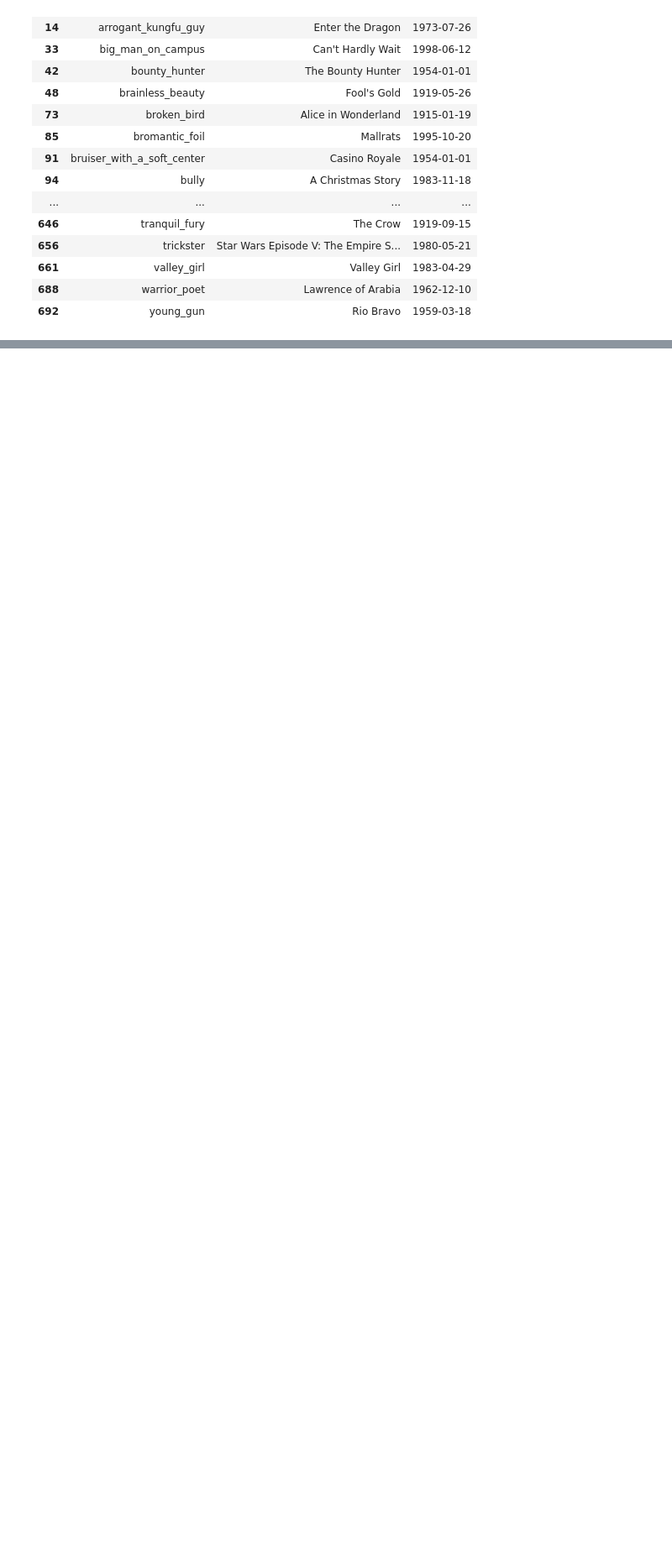
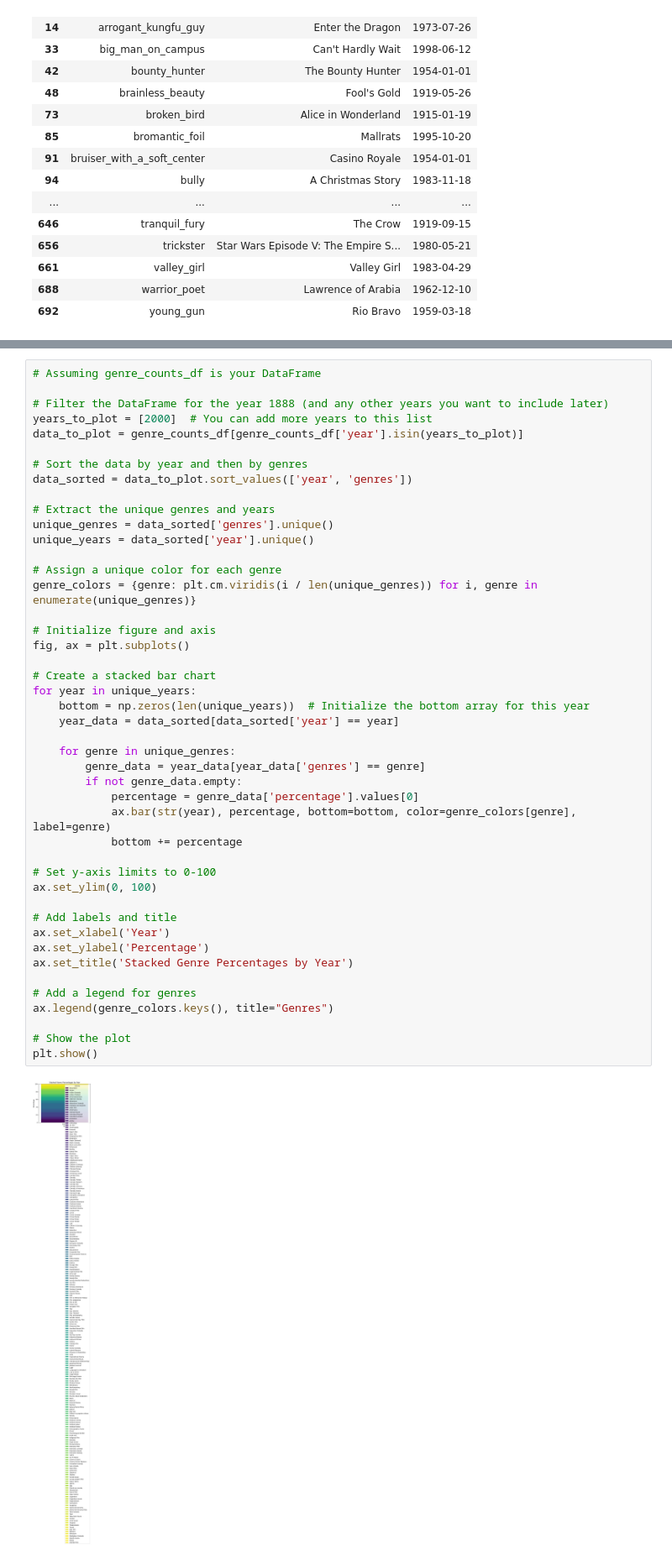
Before and after one commit to epfl-ada/ada-2023-project-thewestbobers, a Jupyter notebook: Untitled.ipynb, the cells around one changed output, grey strips where cells are left out. Shown at 84% size. Cells and saved outputs as stored; diff of their text form; blank space fills up the shorter version.

```diff
--- a/Untitled.ipynb
+++ b/Untitled.ipynb
@@ -314,0 +609,47 @@ pd.reset_option('display.max_rows')
+# %%
+# Assuming genre_counts_df is your DataFrame
+
+# Filter the DataFrame for the year 1888 (and any other years you want to include later)
+years_to_plot = [2000]  # You can add more years to this list
+data_to_plot = genre_counts_df[genre_counts_df['year'].isin(years_to_plot)]
+
+# Sort the data by year and then by genres
+data_sorted = data_to_plot.sort_values(['year', 'genres'])
+
+# Extract the unique genres and years
+unique_genres = data_sorted['genres'].unique()
+unique_years = data_sorted['year'].unique()
+
+# Assign a unique color for each genre
+genre_colors = {genre: plt.cm.viridis(i / len(unique_genres)) for i, genre in enumerate(unique_genres)}
+
+# Initialize figure and axis
+fig, ax = plt.subplots()
+
+# Create a stacked bar chart
+for year in unique_years:
+    bottom = np.zeros(len(unique_years))  # Initialize the bottom array for this year
+    year_data = data_sorted[data_sorted['year'] == year]
+
+    for genre in unique_genres:
+        genre_data = year_data[year_data['genres'] == genre]
+        if not genre_data.empty:
+            percentage = genre_data['percentage'].values[0]
+            ax.bar(str(year), percentage, bottom=bottom, color=genre_colors[genre], label=genre)
+            bottom += percentage
+
+# Set y-axis limits to 0-100
+ax.set_ylim(0, 100)
+
+# Add labels and title
+ax.set_xlabel('Year')
+ax.set_ylabel('Percentage')
+ax.set_title('Stacked Genre Percentages by Year')
+
+# Add a legend for genres
+ax.legend(genre_colors.keys(), title="Genres")
+
+# Show the plot
+plt.show()
+# %% [output]
+[figure, added]
```
Also changed, not shown: parts of 26 cells of this notebook.
